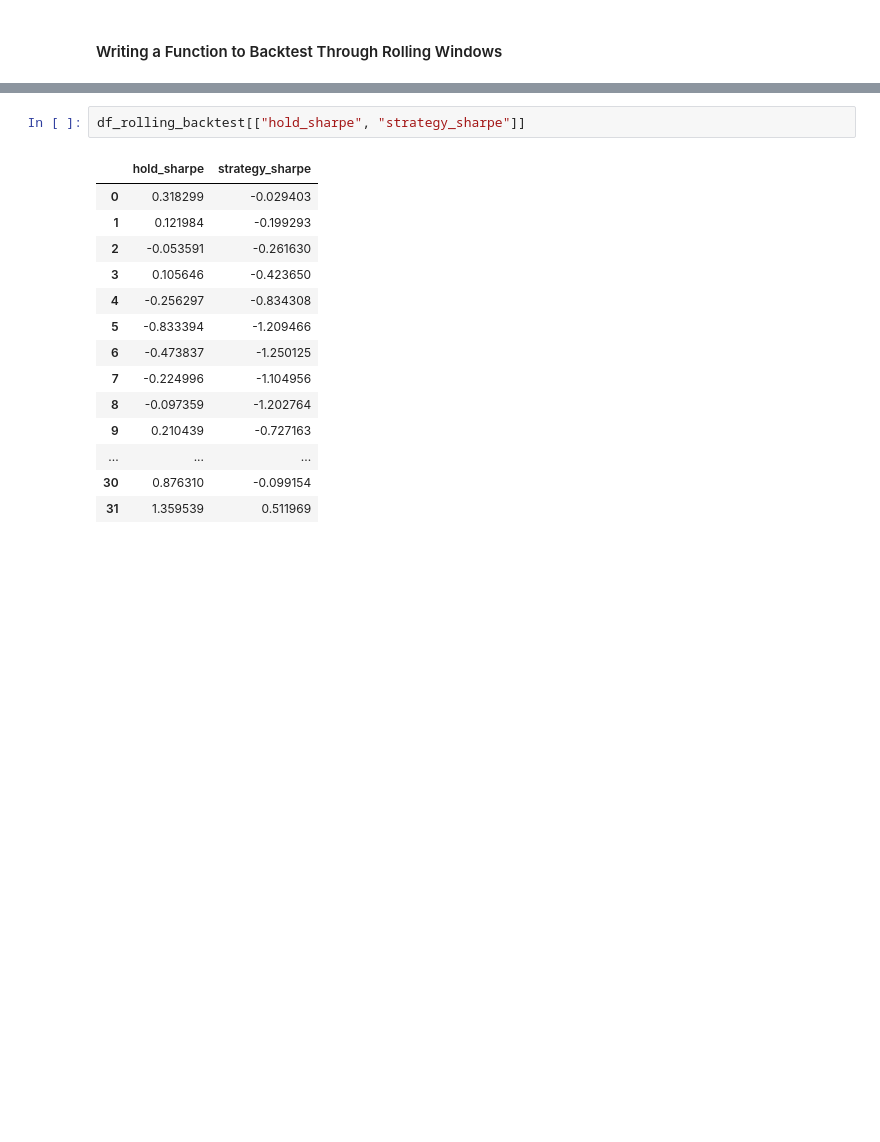
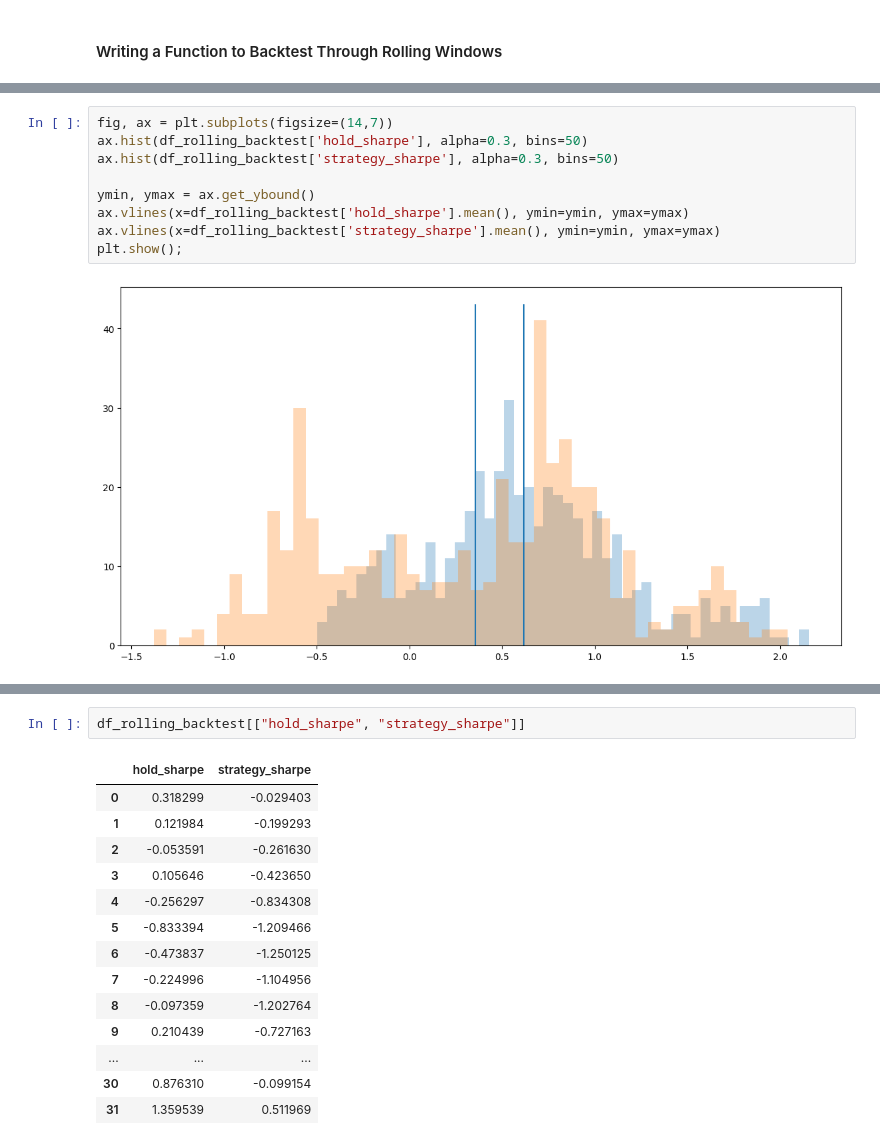
Before and after one commit to JamieW365/trading_algos, a Jupyter notebook: notebooks/moving_average_crossover.ipynb, the cells around one changed output, grey strips where cells are left out. Cells and saved outputs as stored; diff of their text form; blank space fills up the shorter version.

```diff
--- a/notebooks/moving_average_crossover.ipynb
+++ b/notebooks/moving_average_crossover.ipynb
@@ -635,0 +650,11 @@ df_rolling_backtest
+# %%
+fig, ax = plt.subplots(figsize=(14,7))
+ax.hist(df_rolling_backtest['hold_sharpe'], alpha=0.3, bins=50)
+ax.hist(df_rolling_backtest['strategy_sharpe'], alpha=0.3, bins=50)
+
+ymin, ymax = ax.get_ybound()
+ax.vlines(x=df_rolling_backtest['hold_sharpe'].mean(), ymin=ymin, ymax=ymax)
+ax.vlines(x=df_rolling_backtest['strategy_sharpe'].mean(), ymin=ymin, ymax=ymax)
+plt.show();
+# %% [output]
+[figure, added]
```
Also changed, not shown: parts of 28 cells of this notebook.
